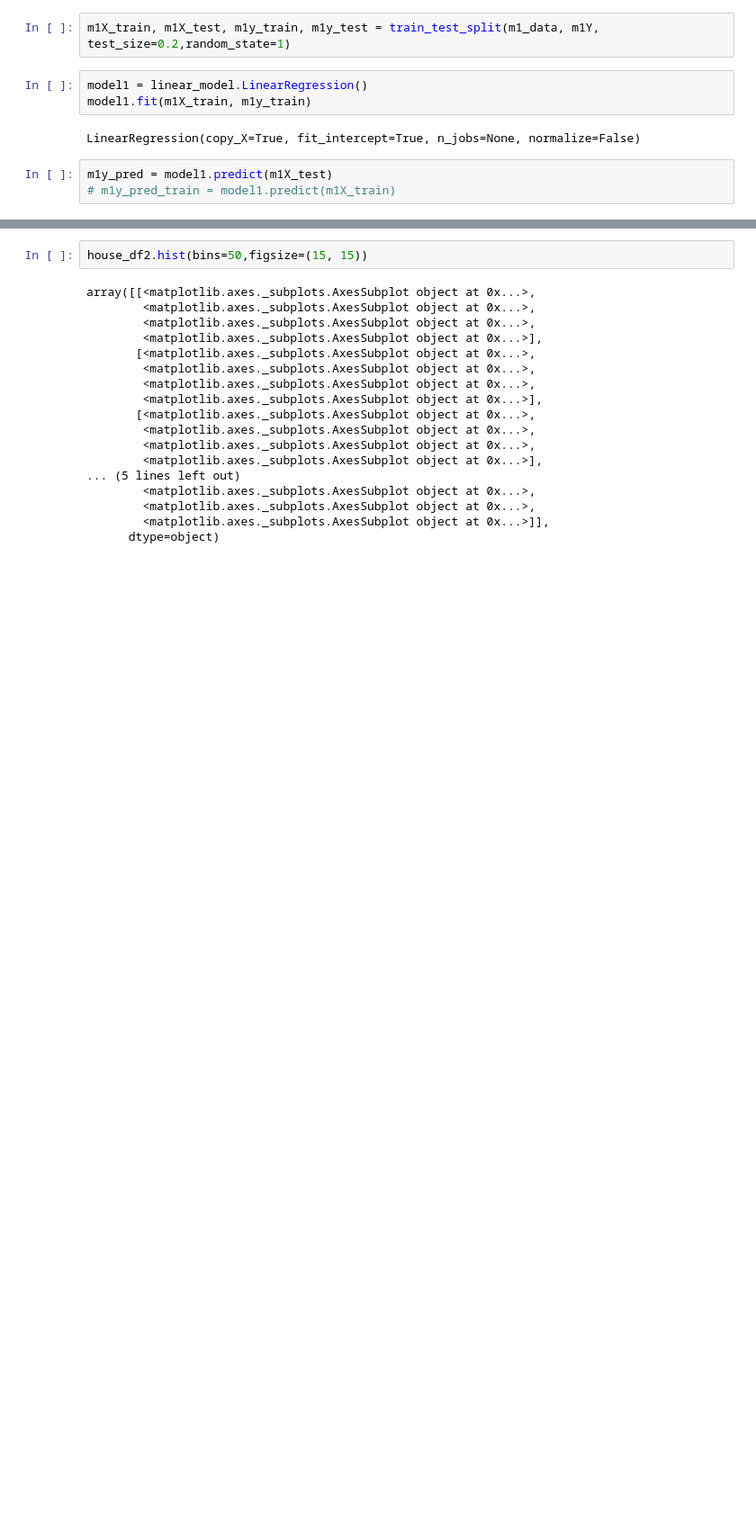
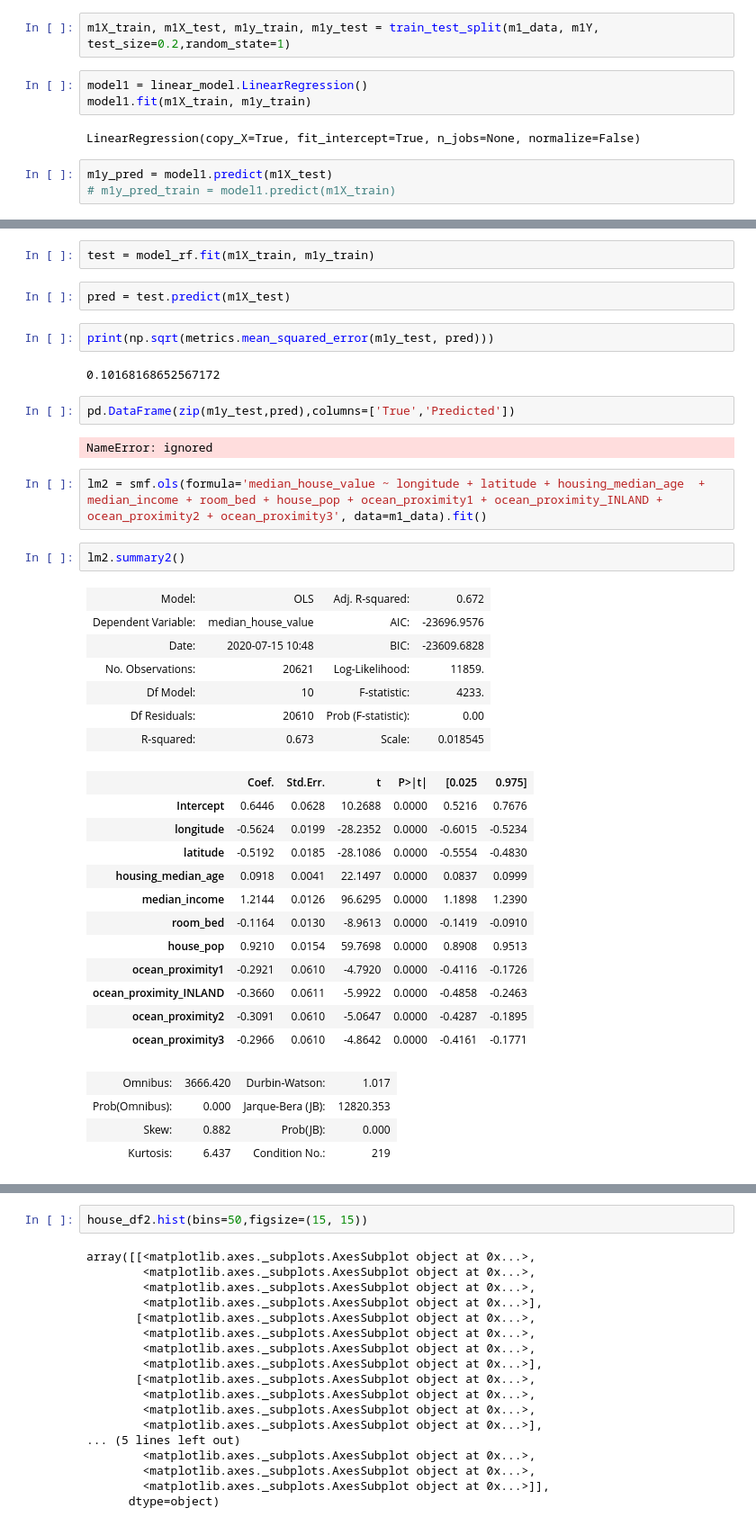
Before and after one commit to deep-son/California-Housing-Price-Prediction, a Jupyter notebook: California_Housing_Price_Prediction.ipynb, the cells around one changed output, grey strips where cells are left out. Shown at 90% size. Saved outputs shown, nothing was run; the diff lists cells and outputs as text; blank space fills up the shorter version.

Commit message:
Decision Tree, Ridge & Lasso Regression and Random Forest model added

```diff
--- a/California_Housing_Price_Prediction.ipynb
+++ b/California_Housing_Price_Prediction.ipynb
@@ -441,0 +588,40 @@ house_df2['uniform_housing_median_age'] = pd.DataFrame(data_trans2)
+# %%
+test = model_rf.fit(m1X_train, m1y_train)
+# %%
+pred = test.predict(m1X_test)
+# %%
+print(np.sqrt(metrics.mean_squared_error(m1y_test, pred)))
+# %% [output]
+0.10168168652567172
+# %%
+pd.DataFrame(zip(m1y_test,pred),columns=['True','Predicted'])
+# %% [output]
+NameError: ignored
+# %%
+lm2 = smf.ols(formula='median_house_value ~ longitude + latitude + housing_median_age  + median_income + room_bed + house_pop + ocean_proximity1 + ocean_proximity_INLAND + ocean_proximity2 + ocean_proximity3', data=m1_data).fit()
+# %%
+lm2.summary2()
+# %% [output]
+| Model: | OLS | Adj. R-squared: | 0.672 |
+| Dependent Variable: | median_house_value | AIC: | -23696.9576 |
+| Date: | 2020-07-15 10:48 | BIC: | -23609.6828 |
+| No. Observations: | 20621 | Log-Likelihood: | 11859. |
+| Df Model: | 10 | F-statistic: | 4233. |
+| Df Residuals: | 20610 | Prob (F-statistic): | 0.00 |
+| R-squared: | 0.673 | Scale: | 0.018545 |
+|  | Coef. | Std.Err. | t | P>|t| | [0.025 | 0.975] |
+| Intercept | 0.6446 | 0.0628 | 10.2688 | 0.0000 | 0.5216 | 0.7676 |
+| longitude | -0.5624 | 0.0199 | -28.2352 | 0.0000 | -0.6015 | -0.5234 |
+| latitude | -0.5192 | 0.0185 | -28.1086 | 0.0000 | -0.5554 | -0.4830 |
+| housing_median_age | 0.0918 | 0.0041 | 22.1497 | 0.0000 | 0.0837 | 0.0999 |
+| median_income | 1.2144 | 0.0126 | 96.6295 | 0.0000 | 1.1898 | 1.2390 |
+| room_bed | -0.1164 | 0.0130 | -8.9613 | 0.0000 | -0.1419 | -0.0910 |
+| house_pop | 0.9210 | 0.0154 | 59.7698 | 0.0000 | 0.8908 | 0.9513 |
+| ocean_proximity1 | -0.2921 | 0.0610 | -4.7920 | 0.0000 | -0.4116 | -0.1726 |
+| ocean_proximity_INLAND | -0.3660 | 0.0611 | -5.9922 | 0.0000 | -0.4858 | -0.2463 |
+| ocean_proximity2 | -0.3091 | 0.0610 | -5.0647 | 0.0000 | -0.4287 | -0.1895 |
+| ocean_proximity3 | -0.2966 | 0.0610 | -4.8642 | 0.0000 | -0.4161 | -0.1771 |
+| Omnibus: | 3666.420 | Durbin-Watson: | 1.017 |
+| Prob(Omnibus): | 0.000 | Jarque-Bera (JB): | 12820.353 |
+| Skew: | 0.882 | Prob(JB): | 0.000 |
+| Kurtosis: | 6.437 | Condition No.: | 219 |
```
Also changed, not shown: parts of 34 cells of this notebook.
